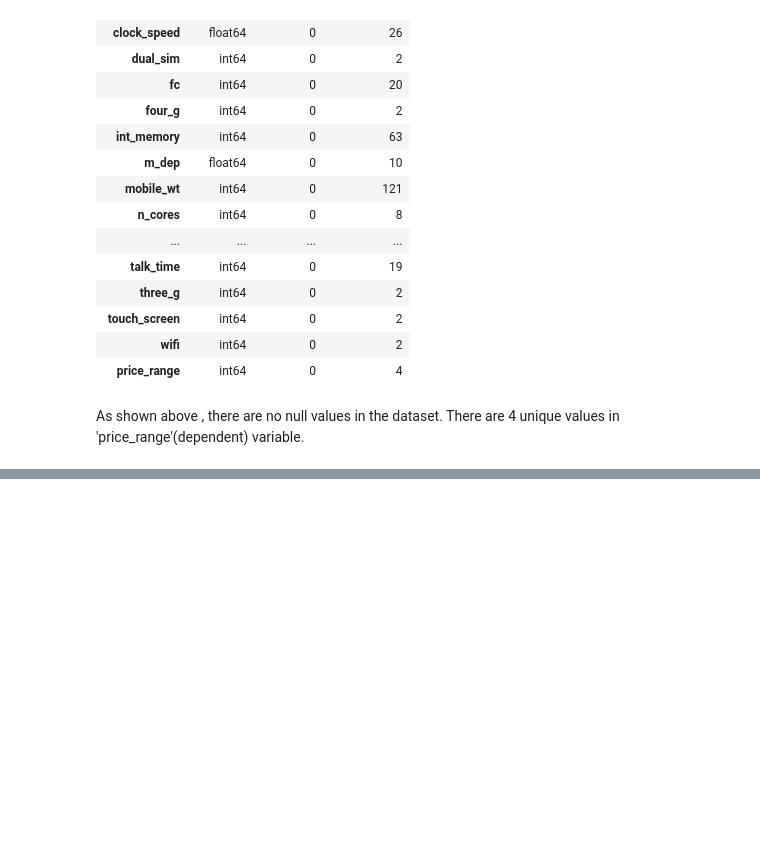
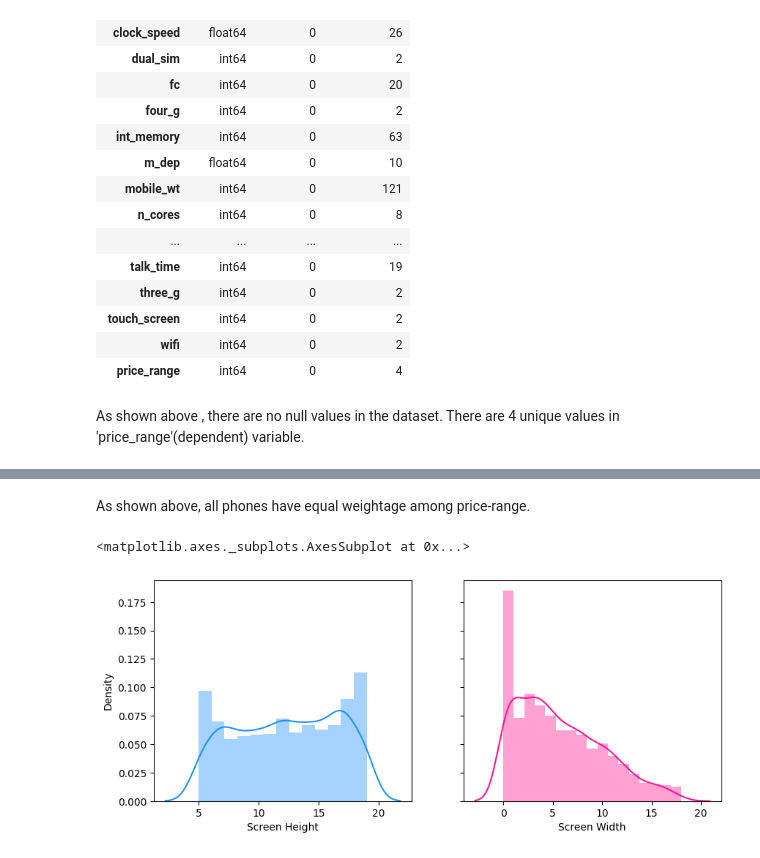
Before and after one commit to meetdelvadiya/Mobile-Price-Range-Prediction, a Jupyter notebook: Mobile_Price_Range_Prediction_Meet_Delvadiya.ipynb, the cells around one changed output, grey strips where cells are left out. Saved outputs shown, nothing was run; the diff lists cells and outputs as text; code cells hidden in the pictures; blank space fills up the shorter version.

```diff
--- a/Mobile_Price_Range_Prediction_Meet_Delvadiya.ipynb
+++ b/Mobile_Price_Range_Prediction_Meet_Delvadiya.ipynb
@@ -177,0 +234,15 @@ dataset.describe()
+# %% [markdown]
+As shown above, all phones have equal weightage among price-range.
+# %%
+#disrtibution of 'screen height' and 'screen width'
+
+x1 = dataset['sc_h']
+x2 = dataset['sc_w']
+
+# plot
+fig, axes = plt.subplots(1, 2, figsize=(10, 4), sharey=True, dpi=100)
+sns.distplot(x1 , color="dodgerblue", ax=axes[0], axlabel='Screen Height')
+sns.distplot(x2 , color="deeppink", ax=axes[1], axlabel='Screen Width')
+# %% [output]
+<matplotlib.axes._subplots.AxesSubplot at 0x...>
+[figure, added]
```
Also changed, not shown: parts of 15 cells of this notebook.
